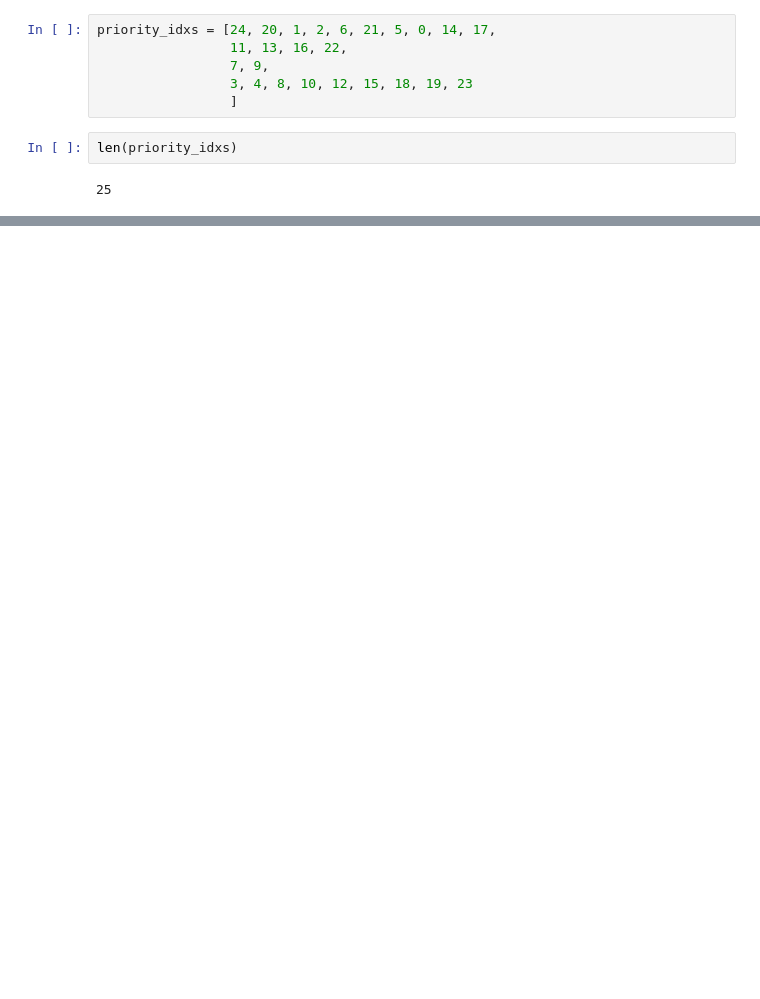
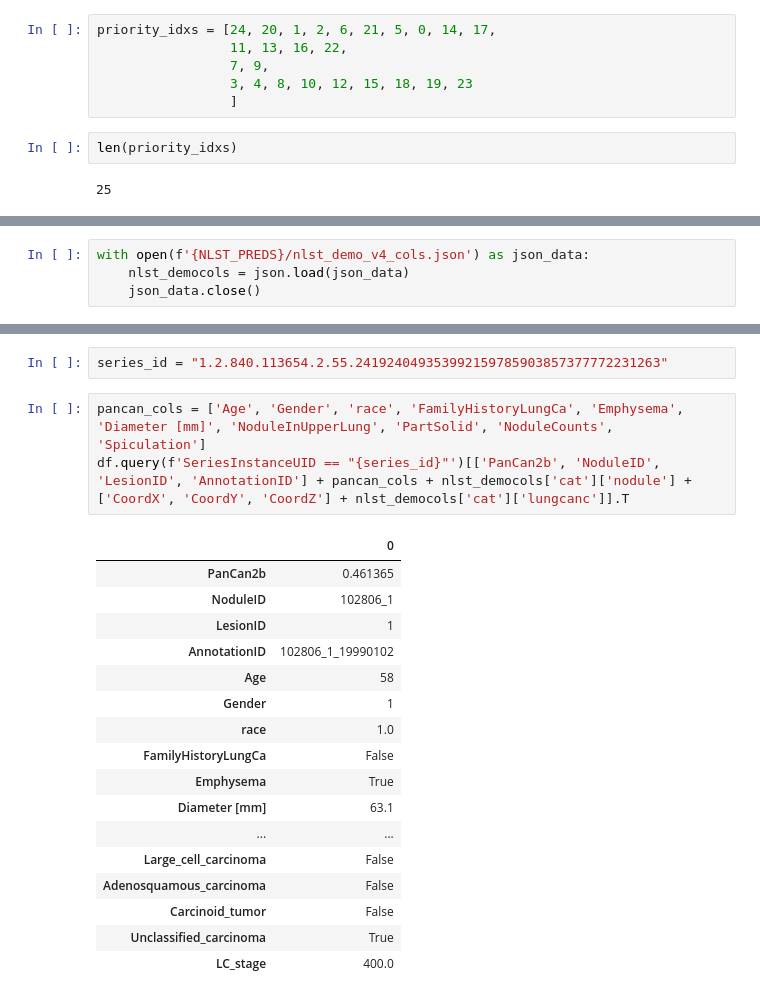
Before and after one commit to DIAGNijmegen/bodyct-lung-malignancy-fairness, a Jupyter notebook: transform_attentions/sybil_info_lookup.ipynb, the cells around one changed output, grey strips where cells are left out. Cells and saved outputs as stored; diff of their text form; blank space fills up the shorter version.

```diff
--- a/giftoframes/sybil_info_lookup.ipynb
+++ b/transform_attentions/sybil_info_lookup.ipynb
@@ -120,3 +120,7 @@ df.iloc[priority_idxs][[
 | 18 | 1.3.6.1.4.1.14519.5.2.1.7009.9004... | 63 | 1 | 1.0 | 175.0 | 25.840160 | True | False | 82.0 | ... |
 | 19 | 1.2.840.113654.2.55.8113696213326... | 59 | 1 | 1.0 | 178.0 | 28.726814 | False | False | 60.0 | ... |
 | 23 | 1.3.6.1.4.1.14519.5.2.1.7009.9004... | 62 | 1 | 1.0 | 225.0 | 29.681929 | False | False | 36.0 | ... |
+# %%
+with open(f'{NLST_PREDS}/nlst_demo_v4_cols.json') as json_data:
+    nlst_democols = json.load(json_data)
+    json_data.close()
@@ -122,0 +149,23 @@ df.iloc[priority_idxs][[
+# %%
+series_id = "1.2.840.113654.2.55.241924049353992159785903857377772231263"
+# %%
+pancan_cols = ['Age', 'Gender', 'race', 'FamilyHistoryLungCa', 'Emphysema', 'Diameter [mm]', 'NoduleInUpperLung', 'PartSolid', 'NoduleCounts', 'Spiculation']
+df.query(f'SeriesInstanceUID == "{series_id}"')[['PanCan2b', 'NoduleID', 'LesionID', 'AnnotationID'] + pancan_cols + nlst_democols['cat']['nodule'] + ['CoordX', 'CoordY', 'CoordZ'] + nlst_democols['cat']['lungcanc']].T
+# %% [output]
+|  | 0 |
+| PanCan2b | 0.461365 |
+| NoduleID | 102806_1 |
+| LesionID | 1 |
+| AnnotationID | 102806_1_19990102 |
+| Age | 58 |
+| Gender | 1 |
+| race | 1.0 |
+| FamilyHistoryLungCa | False |
+| Emphysema | True |
+| Diameter [mm] | 63.1 |
+| ... | ... |
+| Large_cell_carcinoma | False |
+| Adenosquamous_carcinoma | False |
+| Carcinoid_tumor | False |
+| Unclassified_carcinoma | True |
+| LC_stage | 400.0 |
```
Also changed, not shown: parts of 1 cell of this notebook, 5 other files.
